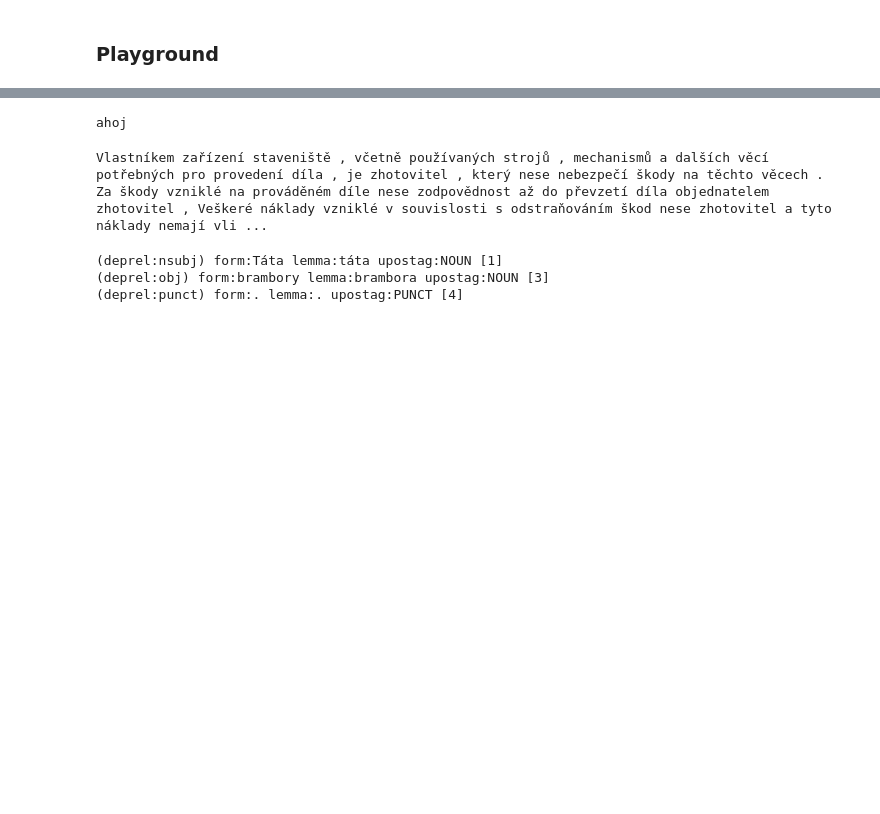
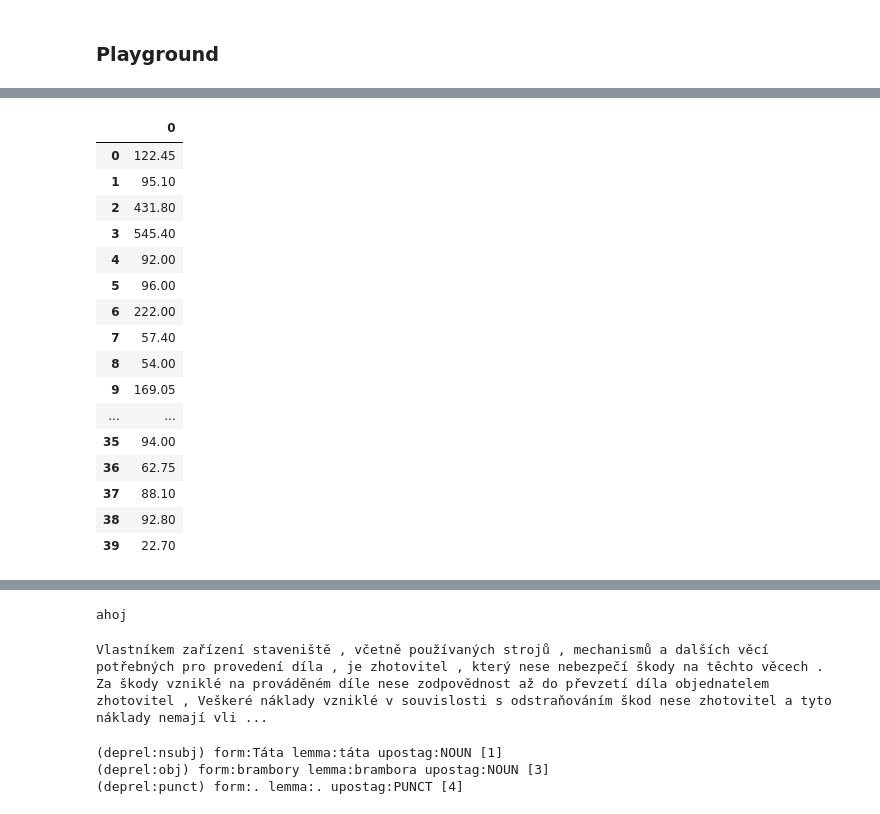
Before and after one commit to opendatalabcz/public-contract-recommendation, a Jupyter notebook: research/subject_extraction.ipynb, the cells around one changed output, grey strips where cells are left out. Saved outputs shown, nothing was run; the diff lists cells and outputs as text; code cells hidden in the pictures; blank space fills up the shorter version.

```diff
--- a/research/subject_extraction.ipynb
+++ b/research/subject_extraction.ipynb
@@ -313,28 +462,0 @@ for contr_name, docs in df_contract.groupby('contr_name'):
-# %%
-%%time
-
-vzdirs = '../test-data/*/*/*'
-
-keywords = {
-    'Předmět smlouvy':10,
-    'Předmět díla':10,
-    'Předmět plnění':10,
-    'Předmět veřejné zakázky':10,
-    'Vymezení předmětu':10,
-    'Vymezení plnění': 10,
-    'Název veřejné zakázky': 3,
-    'Veřejná zakázka':1,
-    'Veřejné zakázce':1,
-    'Předmět': 1
-   }
-evaluator = ComplexSubjectContextSelectionEvaluationMachine(vzdirs, validator=validate_subj_contexts_v2, contracts=contracts,
-                                                            subj_context_extractor=AdvancedSubjectContextExtractor,
-                                                            func_params={'keywords': keywords, 'subj_range': 2000})
-evaluator.process()
-score = evaluator.evaluate()
-print('Score: ' + str(score))
-print('Improve: ' + str(score - last_score))
-last_score = score
-# df_last_contracts = df_contracts
-df_contracts = evaluator._df_contracts
-# scores3['w/o_capitals'] = score
@@ -375,4 +463,2 @@ Wall time: 226 ms
 # %% [markdown]
 ### Playground
-# %%
-df_contracts = evaluator._df_contracts
@@ -398,0 +467,25 @@ df_contracts.reset_index()
+# %%
+def count_line_lengths_percentile(text, q=95):
+    lines = [line for line in text.split('\n')]
+    line_lengths = [len(line) for line in lines]
+    return numpy.percentile(line_lengths, q)
+# %%
+pandas.DataFrame([count_line_lengths_percentile(text) for text in df_contracts['subj_context']])
+# %% [output]
+|  | 0 |
+| 0 | 122.45 |
+| 1 | 95.10 |
+| 2 | 431.80 |
+| 3 | 545.40 |
+| 4 | 92.00 |
+| 5 | 96.00 |
+| 6 | 222.00 |
+| 7 | 57.40 |
+| 8 | 54.00 |
+| 9 | 169.05 |
+| ... | ... |
+| 35 | 94.00 |
+| 36 | 62.75 |
+| 37 | 88.10 |
+| 38 | 92.80 |
+| 39 | 22.70 |
```
Also changed, not shown: parts of 37 cells of this notebook, 1 other file.
